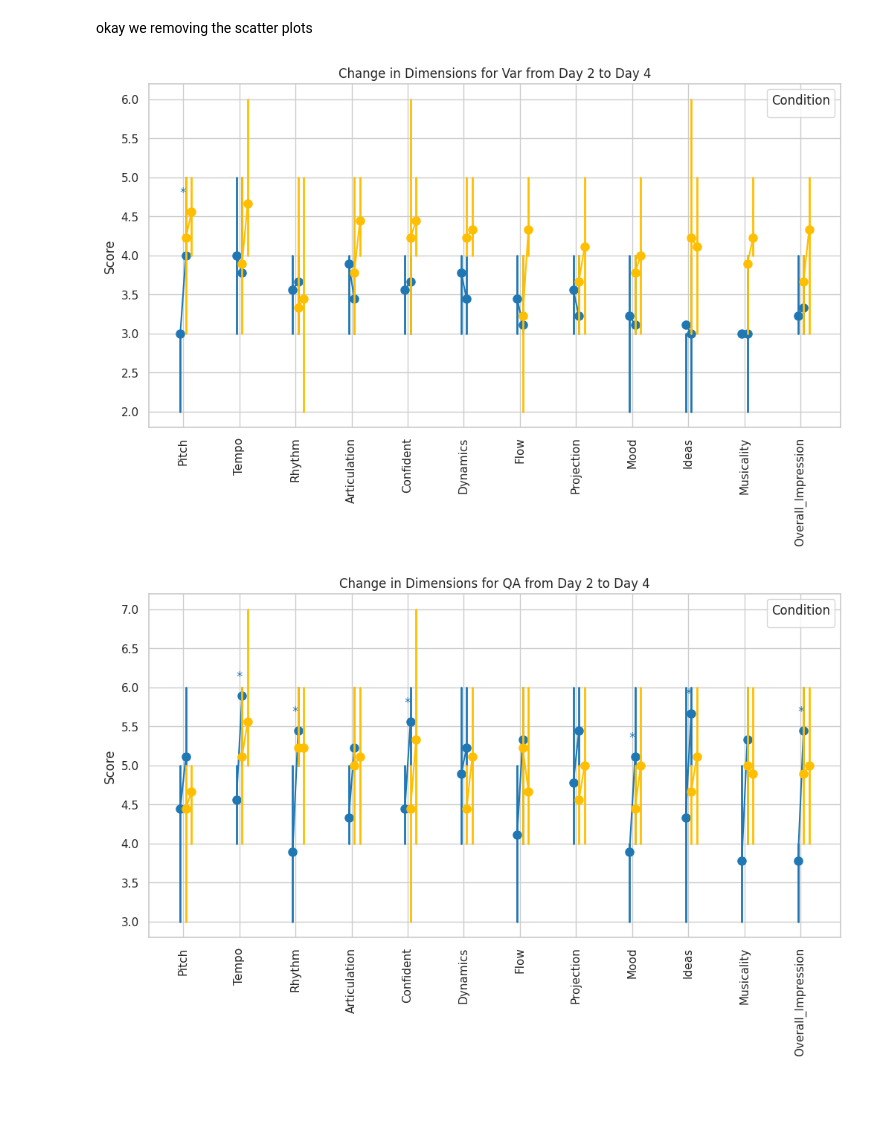
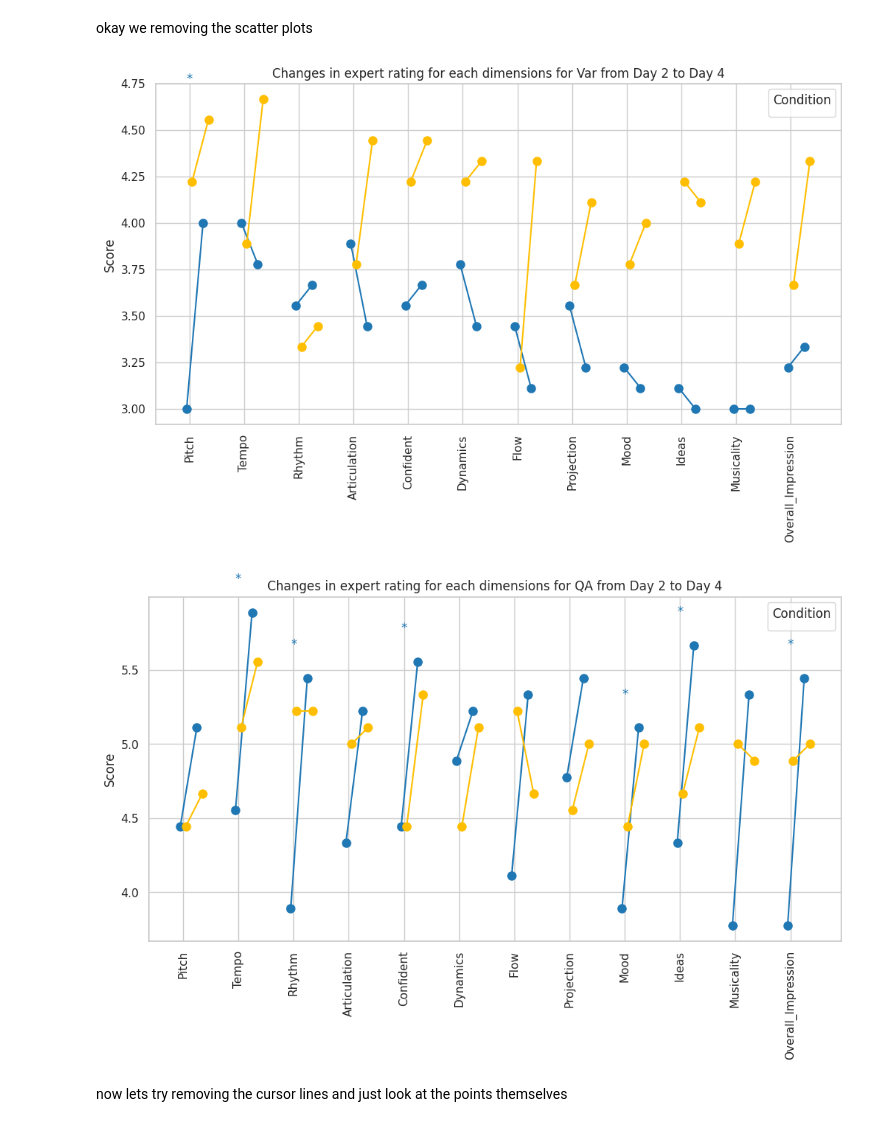
Before and after one commit to jrdndj/ImproVisAR-PilotPlots, a Jupyter notebook: ImproVisAR_PERS_analysis.ipynb, the cells around one changed output. Cells and saved outputs as stored; diff of their text form; code cells hidden in the pictures; blank space fills up the shorter version.

```diff
--- a/ImproVisAR_PERS_analysis.ipynb
+++ b/ImproVisAR_PERS_analysis.ipynb
@@ -612,8 +612,8 @@ def analyze_change(df, task_name, condition_name):
 
     # Plot quartile lines instead of thick box plots
     for i in range(len(dimensions)):
-        plt.plot([x[i] - offset, x[i] - offset], [q1_day2[i], q3_day2[i]], color=colors[condition_name], linewidth=2)
-        plt.plot([x[i] + offset, x[i] + offset], [q1_day4[i], q3_day4[i]], color=colors[condition_name], linewidth=2)
+        #plt.plot([x[i] - offset, x[i] - offset], [q1_day2[i], q3_day2[i]], color=colors[condition_name], linewidth=2)
+        #plt.plot([x[i] + offset, x[i] + offset], [q1_day4[i], q3_day4[i]], color=colors[condition_name], linewidth=2)
 
         # Add mean connection lines (solid line now)
         plt.plot([x[i] - offset, x[i] + offset], [means_day2[i], means_day4[i]],
@@ -627,9 +627,9 @@ def analyze_change(df, task_name, condition_name):
             y_max = max(means_day2[i], means_day4[i])
             plt.text(x[i], y_max + 0.2, sig_marker, ha='center', fontsize=12, color='black')
 
-    plt.xticks(rotation=45)
+    plt.xticks(x, dimensions, rotation=90)
     plt.ylabel("Score")
-    plt.title(f"Change in Dimensions for {task_name} ({condition_name}) from Day 2 to Day 4")
+    plt.title(f"Changes in expert rating for each dimensions for {task_name} ({condition_name}) from Day 2 to Day 4")
     plt.legend(title="Day")
     plt.show()
 
@@ -703,8 +703,8 @@ def analyze_change(df, task_name):
     # Plot quartile lines and mean connection lines
     for condition in ["AR", "Non-AR"]:
         for i in range(len(dimensions)):
-            plt.plot([x[i] - offset, x[i] - offset], [q1_day2.loc[condition, dimensions[i]], q3_day2.loc[condition, dimensions[i]]], color=colors[condition], linewidth=2)
-            plt.plot([x[i] + offset, x[i] + offset], [q1_day4.loc[condition, dimensions[i]], q3_day4.loc[condition, dimensions[i]]], color=colors[condition], linewidth=2)
+           # plt.plot([x[i] - offset, x[i] - offset], [q1_day2.loc[condition, dimensions[i]], q3_day2.loc[condition, dimensions[i]]], color=colors[condition], linewidth=2)
+            #plt.plot([x[i] + offset, x[i] + offset], [q1_day4.loc[condition, dimensions[i]], q3_day4.loc[condition, dimensions[i]]], color=colors[condition], linewidth=2)
             plt.plot([x[i] - offset, x[i] + offset], [means_day2.loc[condition, dimensions[i]], means_day4.loc[condition, dimensions[i]]],
                      color=colors[condition], linestyle="-", marker="o", markersize=8)
 
@@ -716,9 +716,9 @@ def analyze_change(df, task_name):
             significant_condition = "AR" if means_day4.loc["AR", dimension] - means_day2.loc["AR", dimension] != 0 else "Non-AR"
             plt.text(x[i], y_max + 0.2, sig_marker, ha='center', fontsize=12, color=colors[significant_condition])
 
-    plt.xticks(rotation=45)
+    plt.xticks(x, dimensions, rotation=90)
     plt.ylabel("Score")
-    plt.title(f"Change in Dimensions for {task_name} from Day 2 to Day 4")
+    plt.title(f"Changes in expert rating for each dimensions for {task_name} from Day 2 to Day 4")
     plt.legend(title="Condition")
     plt.show()
 
@@ -773,40 +773,42 @@ def analyze_change(df, task_name):
     # Perform paired t-tests
     p_values = {dim: stats.ttest_rel(day2_df[dim], day4_df[dim], nan_policy='omit').pvalue for dim in dimensions}
 
     # Create a plot
-    plt.figure(figsize=(12, 6))
+    plt.figure(figsize=(12, 6)) #changed to 14 revert to 12 if fcked up
     sns.set_style("whitegrid")
 
     x = np.arange(len(dimensions))
-    offset_ar = -0.05  # Slightly to the left
-    offset_non_ar = 0.05  # Slightly to the right
+    offset_ar = -0.05  # Slightly to the left originally -0.05
+    offset_non_ar = 0.05  # Slightly to the right originally 0.05
     colors = {"AR": "#1f77b4", "Non-AR": "#ffbf00"}  # Blue for AR, Gold for Non-AR
 
     # Plot quartile lines and mean connection lines
     for condition, offset in zip(["AR", "Non-AR"], [offset_ar, offset_non_ar]):
-        for i in range(len(dimensions)):
-            plt.plot([x[i] + offset, x[i] + offset], [q1_day2.loc[condition, dimensions[i]], q3_day2.loc[condition, dimensions[i]]], color=colors[condition], linewidth=2)
-            plt.plot([x[i] + offset + 0.1, x[i] + offset + 0.1], [q1_day4.loc[condition, dimensions[i]], q3_day4.loc[condition, dimensions[i]]], color=colors[condition], linewidth=2)
-            plt.plot([x[i] + offset, x[i] + offset + 0.1], [means_day2.loc[condition, dimensions[i]], means_day4.loc[condition, dimensions[i]]],
+        for i in range(len(dimensions)): #just uncomment the two lines below if you wanna return the quartile lines
+           # plt.plot([x[i] + offset, x[i] + offset], [q1_day2.loc[condition, dimensions[i]], q3_day2.loc[condition, dimensions[i]]], color=colors[condition], linewidth=2)
+            #plt.plot([x[i] + offset + 0.1, x[i] + offset + 0.3], [q1_day4.loc[condition, dimensions[i]], q3_day4.loc[condition, dimensions[i]]], color=colors[condition], linewidth=2)
+            plt.plot([x[i] + offset, x[i] + offset + 0.3], [means_day2.loc[condition, dimensions[i]], means_day4.loc[condition, dimensions[i]]],
                      color=colors[condition], linestyle="-", marker="o", markersize=8)
 
     # Annotate significance with condition-specific colors
     for i, dimension in enumerate(dimensions):
         sig_marker = next((mark for threshold, mark in significance_levels.items() if p_values[dimension] < threshold), "")
         if sig_marker:
             y_max = max(means_day2[dimension].max(), means_day4[dimension].max())
             significant_condition = "AR" if means_day4.loc["AR", dimension] - means_day2.loc["AR", dimension] != 0 else "Non-AR"
             plt.text(x[i], y_max + 0.2, sig_marker, ha='center', fontsize=12, color=colors[significant_condition])
 
     plt.xticks(x, dimensions, rotation=90)
     plt.ylabel("Score")
-    plt.title(f"Change in Dimensions for {task_name} from Day 2 to Day 4")
+    plt.title(f"Changes in expert rating for each dimensions for {task_name} from Day 2 to Day 4")
     plt.legend(title="Condition")
     plt.show()
 
 # Generate plots per task
 for task in ["Var", "QA"]:
     analyze_change(df, task)
 # %% [output]
-[figure, old version]
+[figure, new version]
-[figure, old version]
+[figure, new version]
+# %% [markdown]
+now lets try removing the cursor lines and just look at the points themselves
```
Also changed, not shown: parts of 3 cells of this notebook.
